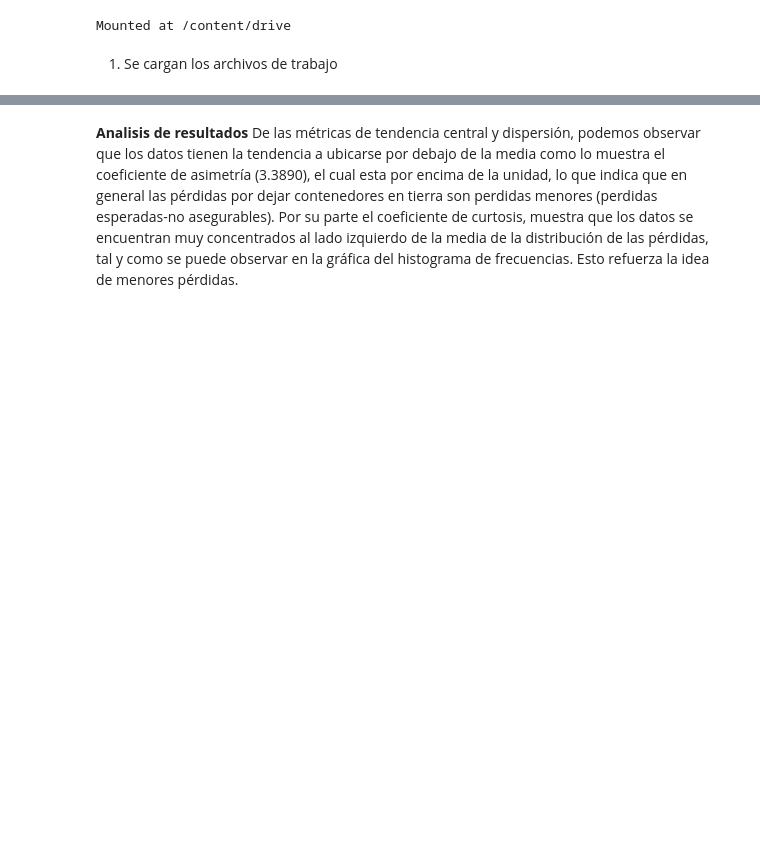
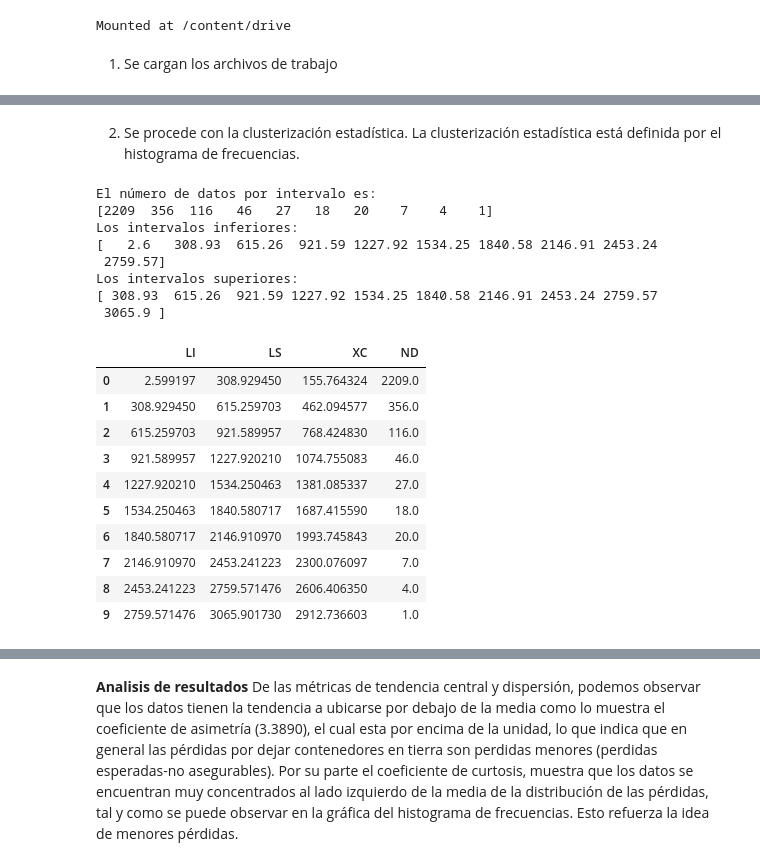
Before and after one commit to tgp989/Integracion-de-datos-y-prospectiva, a Jupyter notebook: 1_Caracterización_VA_Clase.ipynb, the cells around one changed output, grey strips where cells are left out. Cells and saved outputs as stored; diff of their text form; code cells hidden in the pictures; blank space fills up the shorter version.

```diff
--- a/1_Caracterización_VA_Clase.ipynb
+++ b/1_Caracterización_VA_Clase.ipynb
@@ -113,0 +46,38 @@ plt.show()
+# %% [markdown]
+2. Se procede con la clusterización estadística. La clusterización estadística está definida por el histograma de frecuencias.
+# %%
+np.set_printoptions(suppress=True)
+NI = 10 # Indica el número de clusters
+counts,bin_edges=np.histogram(LDA,bins=NI)
+print("El número de datos por intervalo es:")
+print(counts)
+print("Los intervalos inferiores:")
+print(bin_edges[:-1])
+print("Los intervalos superiores:")
+print(bin_edges[1:])
+XC=(bin_edges[:-1]+bin_edges[1:])/2
+
+# Se configura la tabla de los datos
+Tabla=np.column_stack((bin_edges[:-1],bin_edges[1:],XC,counts))
+df=pd.DataFrame(Tabla,columns=["LI","LS","XC","ND"])
+df.head(10)
+# %% [output]
+El número de datos por intervalo es:
+[2209  356  116   46   27   18   20    7    4    1]
+Los intervalos inferiores:
+[   2.6   308.93  615.26  921.59 1227.92 1534.25 1840.58 2146.91 2453.24
+ 2759.57]
+Los intervalos superiores:
+[ 308.93  615.26  921.59 1227.92 1534.25 1840.58 2146.91 2453.24 2759.57
+ 3065.9 ]
+|  | LI | LS | XC | ND |
+| 0 | 2.599197 | 308.929450 | 155.764324 | 2209.0 |
+| 1 | 308.929450 | 615.259703 | 462.094577 | 356.0 |
+| 2 | 615.259703 | 921.589957 | 768.424830 | 116.0 |
+| 3 | 921.589957 | 1227.920210 | 1074.755083 | 46.0 |
+| 4 | 1227.920210 | 1534.250463 | 1381.085337 | 27.0 |
+| 5 | 1534.250463 | 1840.580717 | 1687.415590 | 18.0 |
+| 6 | 1840.580717 | 2146.910970 | 1993.745843 | 20.0 |
+| 7 | 2146.910970 | 2453.241223 | 2300.076097 | 7.0 |
+| 8 | 2453.241223 | 2759.571476 | 2606.406350 | 4.0 |
+| 9 | 2759.571476 | 3065.901730 | 2912.736603 | 1.0 |
```
Also changed, not shown: parts of 8 cells of this notebook.
